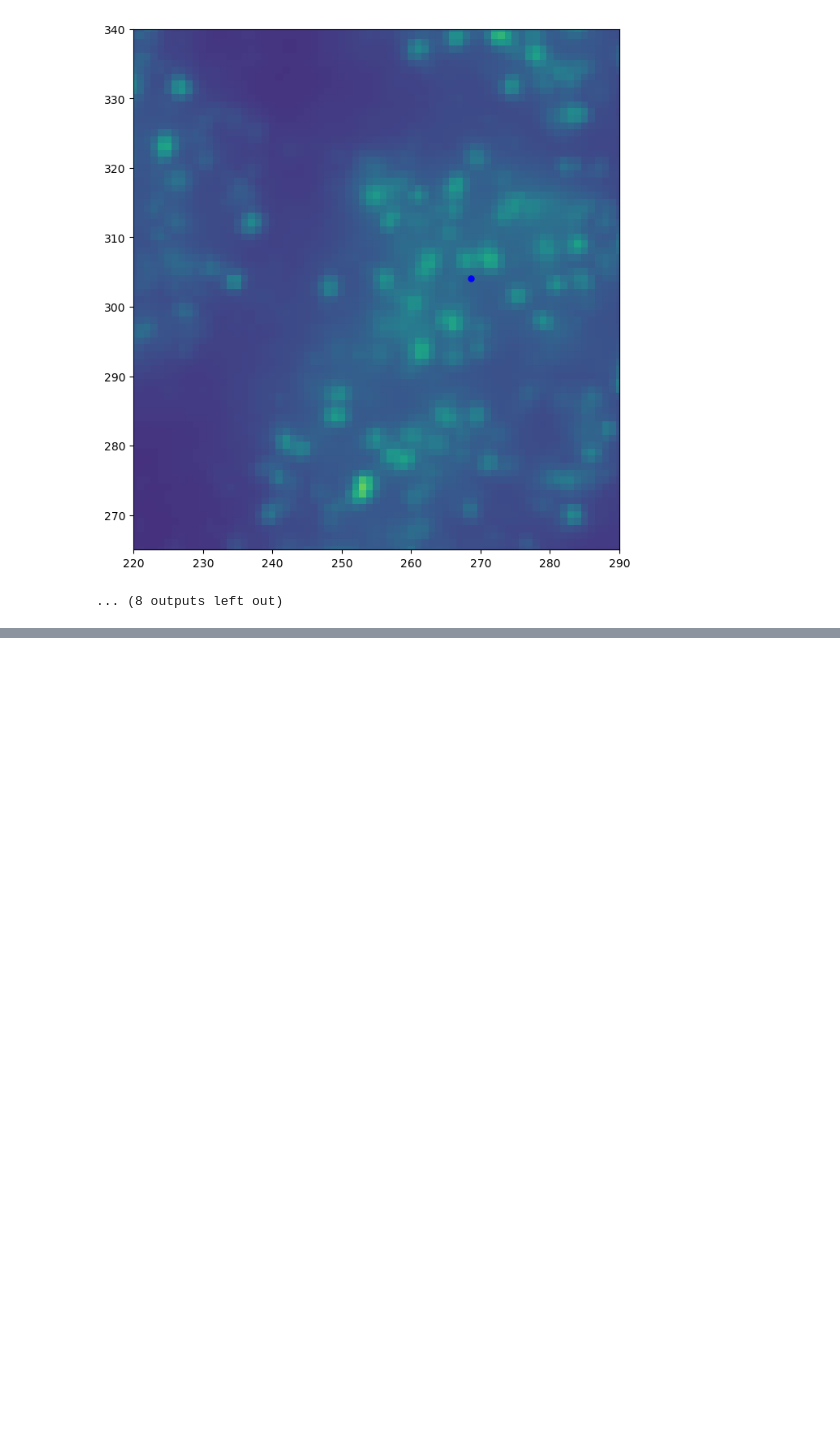
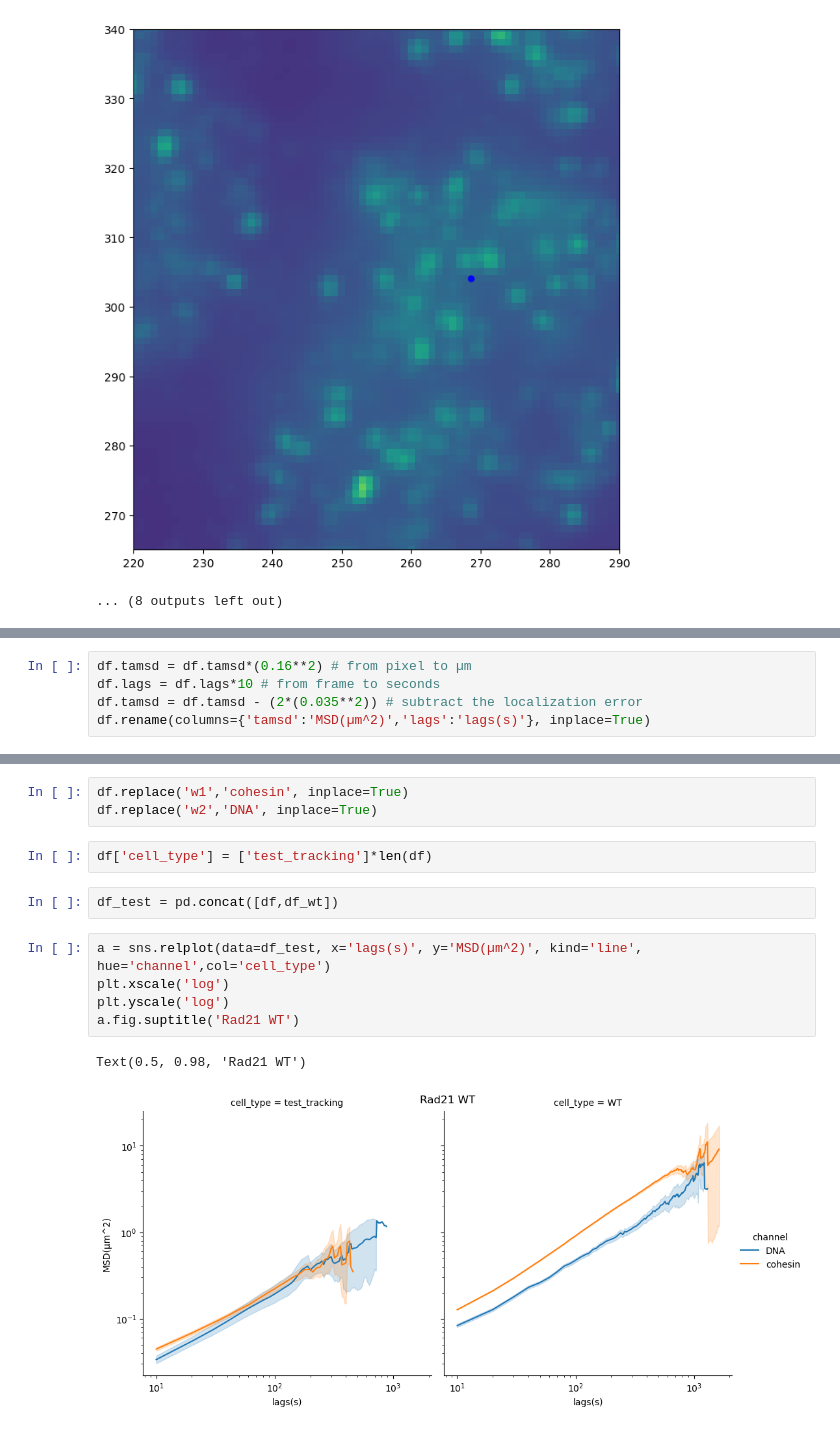
Before and after one commit to fmi-basel/ggiorget-spt-analysis, a Jupyter notebook: analyze_results.ipynb, the cells around one changed output, grey strips where cells are left out. Saved outputs shown, nothing was run; the diff lists cells and outputs as text; blank space fills up the shorter version.

```diff
--- a/analyze_results.ipynb
+++ b/analyze_results.ipynb
@@ -671,0 +683,5 @@ for i in range(np.shape(im_w1[:20,...])[0]):
+# %%
+df.tamsd = df.tamsd*(0.16**2) # from pixel to µm
+df.lags = df.lags*10 # from frame to seconds
+df.tamsd = df.tamsd - (2*(0.035**2)) # subtract the localization error
+df.rename(columns={'tamsd':'MSD(µm^2)','lags':'lags(s)'}, inplace=True)
@@ -671,0 +704,15 @@ for i in range(np.shape(im_w1[:20,...])[0]):
+# %%
+df.replace('w1','cohesin', inplace=True)
+df.replace('w2','DNA', inplace=True)
+# %%
+df['cell_type'] = ['test_tracking']*len(df)
+# %%
+df_test = pd.concat([df,df_wt])
+# %%
+a = sns.relplot(data=df_test, x='lags(s)', y='MSD(µm^2)', kind='line', hue='channel',col='cell_type')
+plt.xscale('log')
+plt.yscale('log')
+a.fig.suptitle('Rad21 WT')
+# %% [output]
+Text(0.5, 0.98, 'Rad21 WT')
+[figure, added]
```
Also changed, not shown: parts of 14 cells of this notebook, 2 other files.
